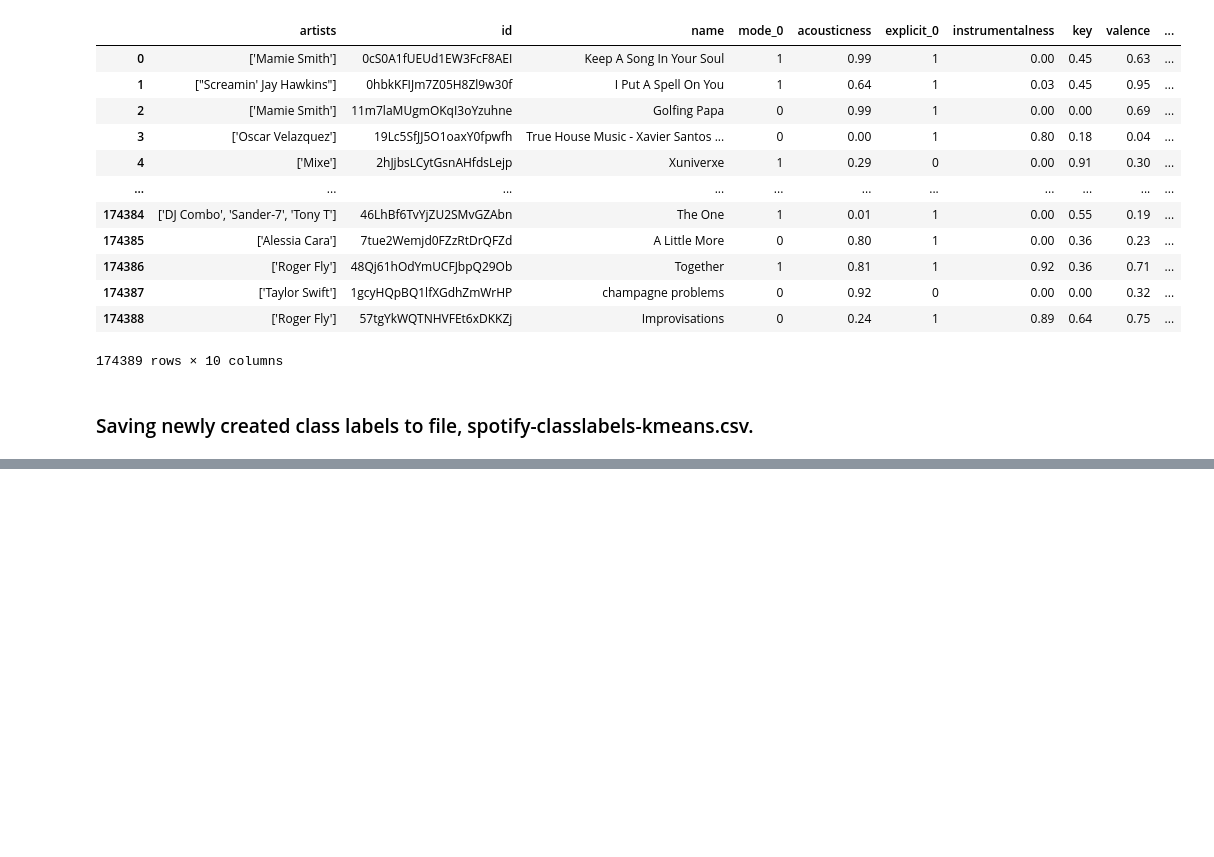
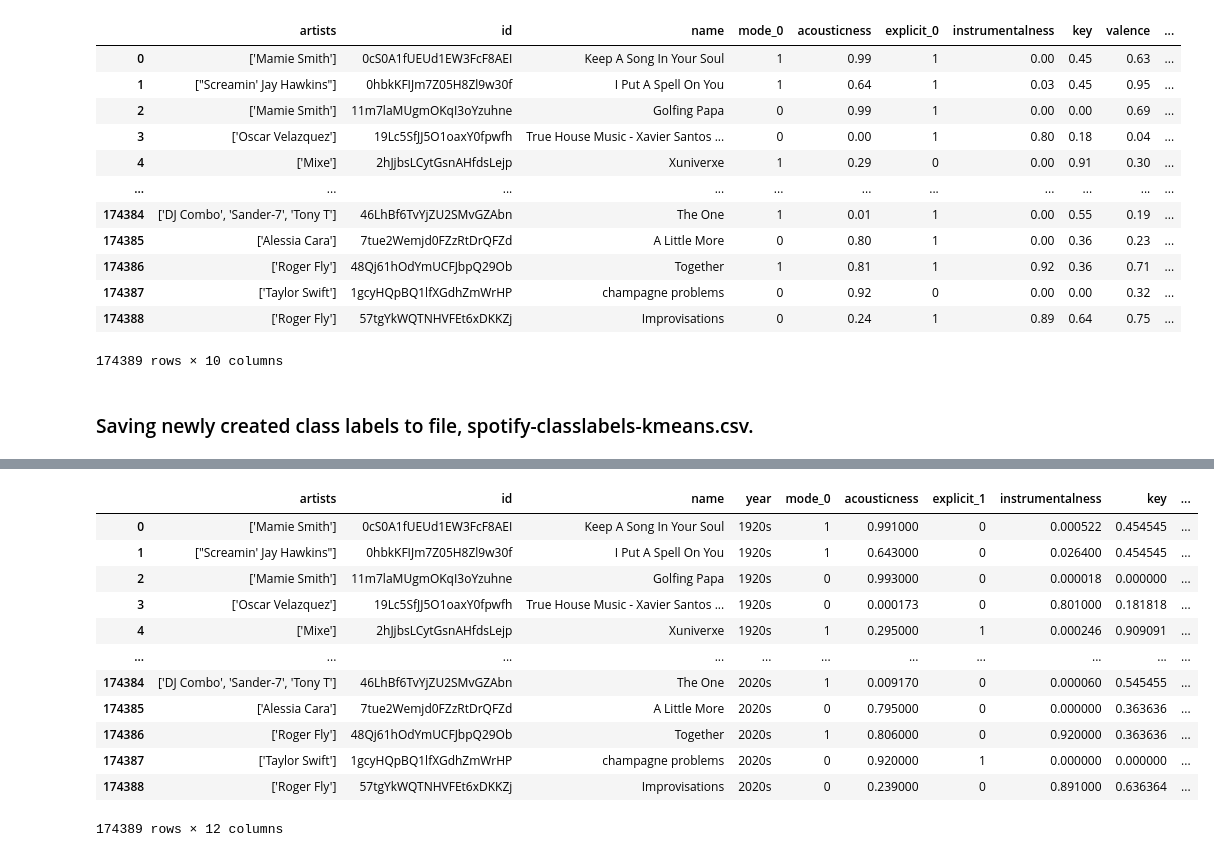
Before and after one commit to JoelQFernandez/DSC-478---Programming-Machine-Learning-Applications---Final-Project, a Jupyter notebook: Final Project - KMeans.ipynb, the cells around one changed output, grey strips where cells are left out. Drawn from its saved outputs; the diff is of its cells as text; code cells hidden in the pictures; blank space fills up the shorter version.

```diff
--- a/Final Project - KMeans.ipynb
+++ b/Final Project - KMeans.ipynb
@@ -256,0 +313,16 @@ spotify.loc[spotify['cluster'] == 1].sample(n=20) # seems to be mellow instrumen
+# %%
+spotify
+# %% [output]
+|  | artists | id | name | year | mode_0 | acousticness | explicit_1 | instrumentalness | key | ... |
+| 0 | ['Mamie Smith'] | 0cS0A1fUEUd1EW3FcF8AEI | Keep A Song In Your Soul | 1920s | 1 | 0.991000 | 0 | 0.000522 | 0.454545 | ... |
+| 1 | ["Screamin' Jay Hawkins"] | 0hbkKFIJm7Z05H8Zl9w30f | I Put A Spell On You | 1920s | 1 | 0.643000 | 0 | 0.026400 | 0.454545 | ... |
+| 2 | ['Mamie Smith'] | 11m7laMUgmOKqI3oYzuhne | Golfing Papa | 1920s | 0 | 0.993000 | 0 | 0.000018 | 0.000000 | ... |
+| 3 | ['Oscar Velazquez'] | 19Lc5SfJJ5O1oaxY0fpwfh | True House Music - Xavier Santos ... | 1920s | 0 | 0.000173 | 0 | 0.801000 | 0.181818 | ... |
+| 4 | ['Mixe'] | 2hJjbsLCytGsnAHfdsLejp | Xuniverxe | 1920s | 1 | 0.295000 | 1 | 0.000246 | 0.909091 | ... |
+| ... | ... | ... | ... | ... | ... | ... | ... | ... | ... | ... |
+| 174384 | ['DJ Combo', 'Sander-7', 'Tony T'] | 46LhBf6TvYjZU2SMvGZAbn | The One | 2020s | 1 | 0.009170 | 0 | 0.000060 | 0.545455 | ... |
+| 174385 | ['Alessia Cara'] | 7tue2Wemjd0FZzRtDrQFZd | A Little More | 2020s | 0 | 0.795000 | 0 | 0.000000 | 0.363636 | ... |
+| 174386 | ['Roger Fly'] | 48Qj61hOdYmUCFJbpQ29Ob | Together | 2020s | 1 | 0.806000 | 0 | 0.920000 | 0.363636 | ... |
+| 174387 | ['Taylor Swift'] | 1gcyHQpBQ1lfXGdhZmWrHP | champagne problems | 2020s | 0 | 0.920000 | 1 | 0.000000 | 0.000000 | ... |
+| 174388 | ['Roger Fly'] | 57tgYkWQTNHVFEt6xDKKZj | Improvisations | 2020s | 0 | 0.239000 | 0 | 0.891000 | 0.636364 | ... |
+174389 rows × 12 columns
```
Also changed, not shown: parts of 9 cells of this notebook, 3 other files.
